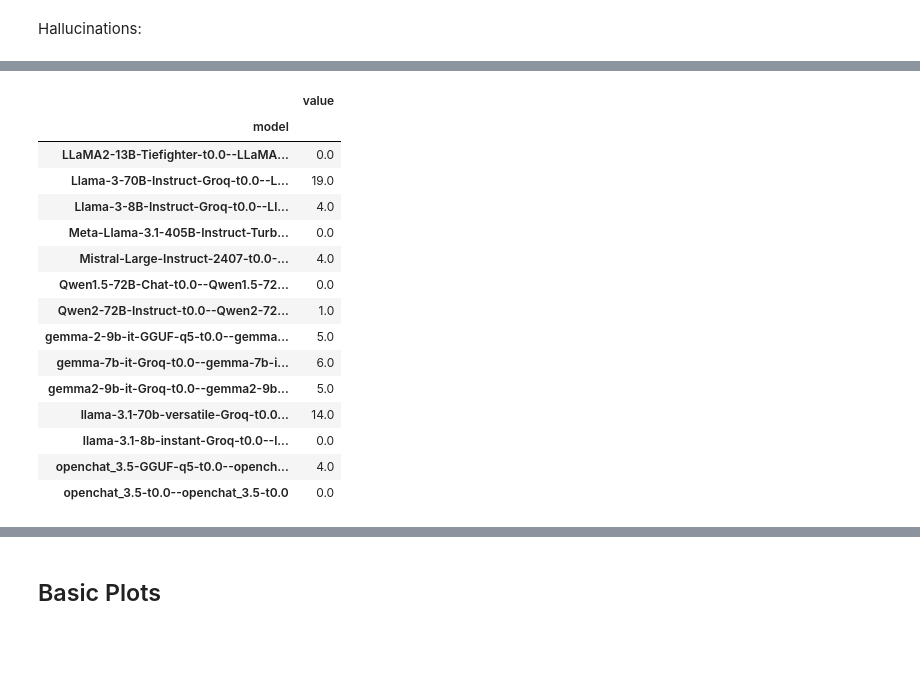
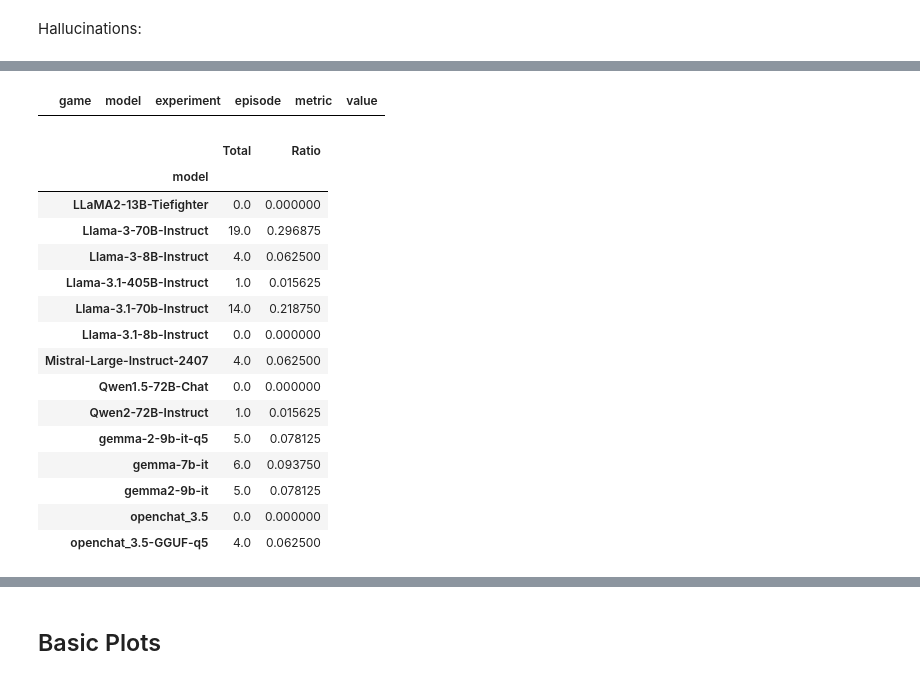
Before and after one commit to Gnurro/clemcore, a Jupyter notebook: adventuregame_eval.ipynb, the cells around one changed output, grey strips where cells are left out. Saved outputs shown, nothing was run; the diff lists cells and outputs as text; code cells hidden in the pictures; blank space fills up the shorter version.

Commit message:
Evaluation notebook work; Added successful_actions episode-level score

```diff
--- a/adventuregame_eval.ipynb
+++ b/adventuregame_eval.ipynb
@@ -57,6 +106,7 @@ raw_df
 If we want to evaluate a single game and the results directory contained more games, we can filter the game column:
 # %%
 game_df = raw_df[raw_df.game == 'adventuregame']
+game_df = game_df.replace(model_name_dict).replace(experiment_short_name_dict)
 game_df
 # %% [output]
 |  | game | model | experiment | episode | metric | value |
@@ -167,22 +532,29 @@ hallucination_df
+# %%
+llama3_1_70b_hallu = hallucination_df.query('model == "llama-3.1-70b-versatile-Groq-t0.0--llama-3.1-70b-versatile-Groq-t0.0" and value == 1')
+llama3_1_70b_hallu
+# %% [output]
+|  | game | model | experiment | episode | metric | value |
 # %%
 hallucination_counts = hallucination_df.groupby(['model']).sum()
 hallucination_sums = hallucination_counts.iloc[0:14, [4]]
+hallucination_sums['Ratio'] = hallucination_sums.value / 64
+hallucination_sums = hallucination_sums.rename(columns = {"value": "Total"})
 hallucination_sums
 # %% [output]
-|  | value |
-| model |  |
-| LLaMA2-13B-Tiefighter-t0.0--LLaMA... | 0.0 |
-| Llama-3-70B-Instruct-Groq-t0.0--L... | 19.0 |
-| Llama-3-8B-Instruct-Groq-t0.0--Ll... | 4.0 |
-| Meta-Llama-3.1-405B-Instruct-Turb... | 0.0 |
-| Mistral-Large-Instruct-2407-t0.0-... | 4.0 |
-| Qwen1.5-72B-Chat-t0.0--Qwen1.5-72... | 0.0 |
-| Qwen2-72B-Instruct-t0.0--Qwen2-72... | 1.0 |
-| gemma-2-9b-it-GGUF-q5-t0.0--gemma... | 5.0 |
-| gemma-7b-it-Groq-t0.0--gemma-7b-i... | 6.0 |
-| gemma2-9b-it-Groq-t0.0--gemma2-9b... | 5.0 |
-| llama-3.1-70b-versatile-Groq-t0.0... | 14.0 |
-| llama-3.1-8b-instant-Groq-t0.0--l... | 0.0 |
-| openchat_3.5-GGUF-q5-t0.0--opench... | 4.0 |
-| openchat_3.5-t0.0--openchat_3.5-t0.0 | 0.0 |
+|  | Total | Ratio |
+| model |  |  |
+| LLaMA2-13B-Tiefighter | 0.0 | 0.000000 |
+| Llama-3-70B-Instruct | 19.0 | 0.296875 |
+| Llama-3-8B-Instruct | 4.0 | 0.062500 |
+| Llama-3.1-405B-Instruct | 1.0 | 0.015625 |
+| Llama-3.1-70b-Instruct | 14.0 | 0.218750 |
+| Llama-3.1-8b-Instruct | 0.0 | 0.000000 |
+| Mistral-Large-Instruct-2407 | 4.0 | 0.062500 |
+| Qwen1.5-72B-Chat | 0.0 | 0.000000 |
+| Qwen2-72B-Instruct | 1.0 | 0.015625 |
+| gemma-2-9b-it-q5 | 5.0 | 0.078125 |
+| gemma-7b-it | 6.0 | 0.093750 |
+| gemma2-9b-it | 5.0 | 0.078125 |
+| openchat_3.5 | 0.0 | 0.000000 |
+| openchat_3.5-GGUF-q5 | 4.0 | 0.062500 |
 # %%
```
Also changed, not shown: parts of 52 cells of this notebook, 1 other file.
